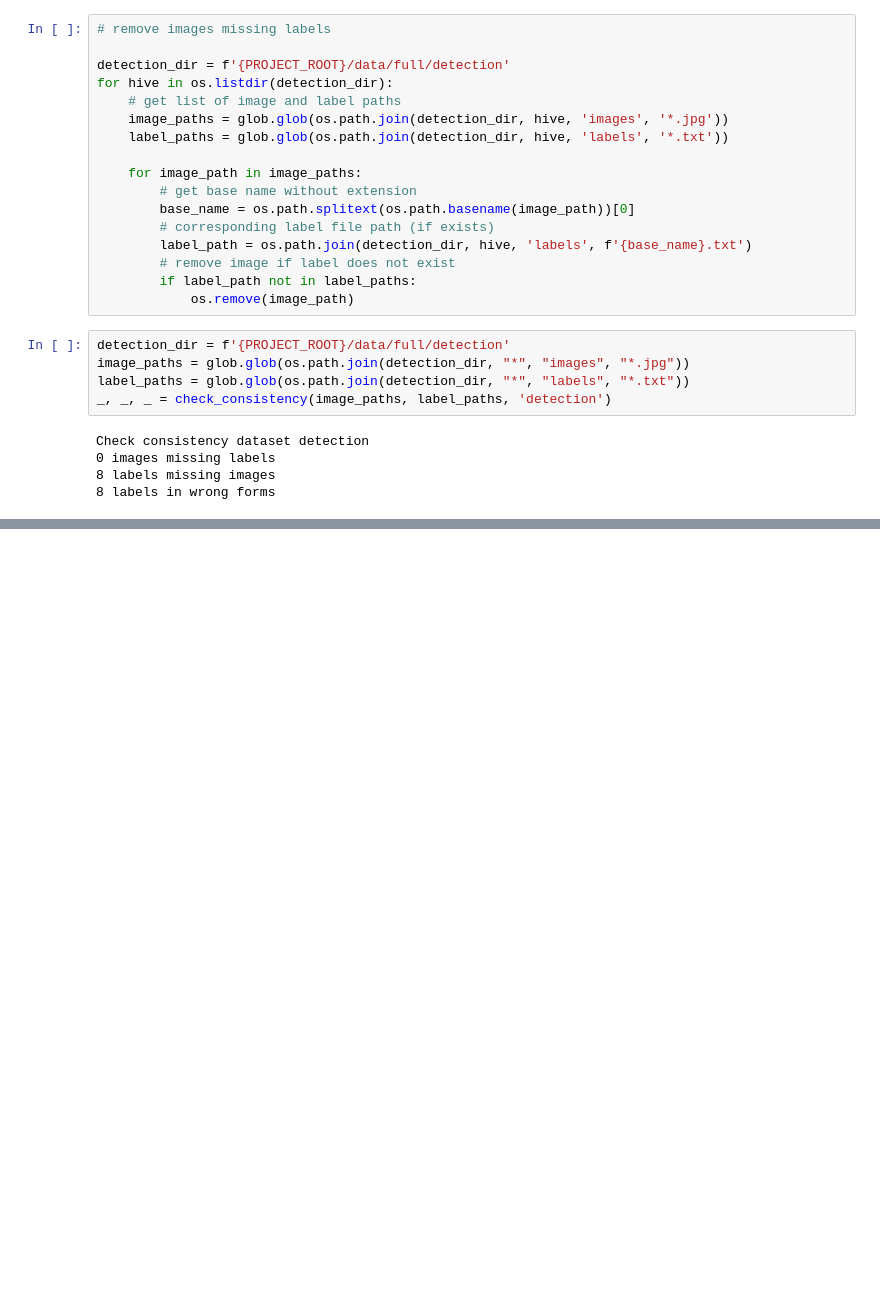
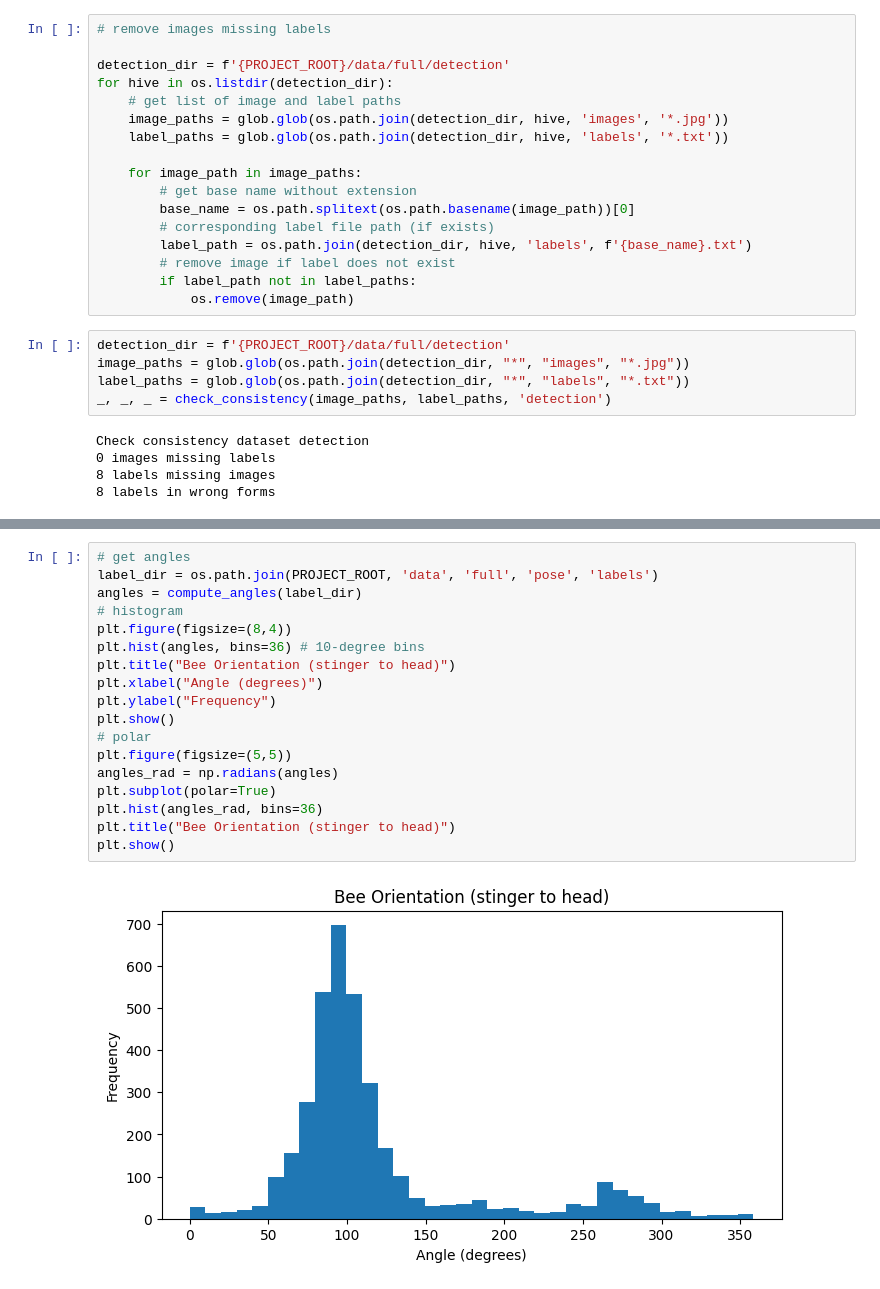
Before and after one commit to dzungpnguyen/bee-direction, a Jupyter notebook: notebooks/exploration.ipynb, the cells around one changed output, grey strips where cells are left out. Saved outputs shown, nothing was run; the diff lists cells and outputs as text; blank space fills up the shorter version.

Commit message:
angle distribution

```diff
--- a/notebooks/exploration.ipynb
+++ b/notebooks/exploration.ipynb
@@ -371,0 +402,20 @@ Check consistency dataset detection
+# %%
+# get angles
+label_dir = os.path.join(PROJECT_ROOT, 'data', 'full', 'pose', 'labels')
+angles = compute_angles(label_dir)
+# histogram
+plt.figure(figsize=(8,4))
+plt.hist(angles, bins=36) # 10-degree bins
+plt.title("Bee Orientation (stinger to head)")
+plt.xlabel("Angle (degrees)")
+plt.ylabel("Frequency")
+plt.show()
+# polar
+plt.figure(figsize=(5,5))
+angles_rad = np.radians(angles)
+plt.subplot(polar=True)
+plt.hist(angles_rad, bins=36)
+plt.title("Bee Orientation (stinger to head)")
+plt.show()
+# %% [output]
+[figure, added]
```
Also changed, not shown: parts of 3 cells of this notebook.
